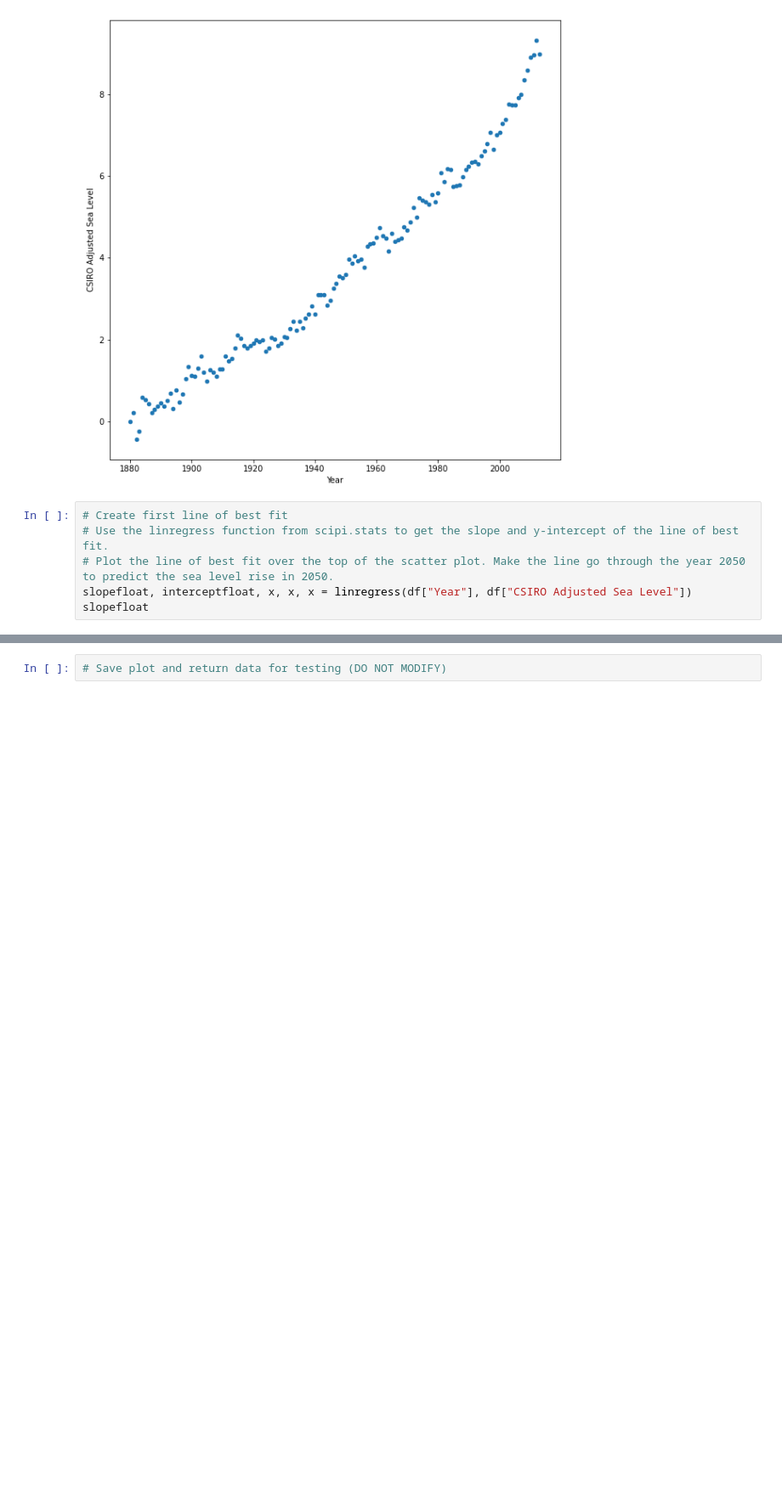
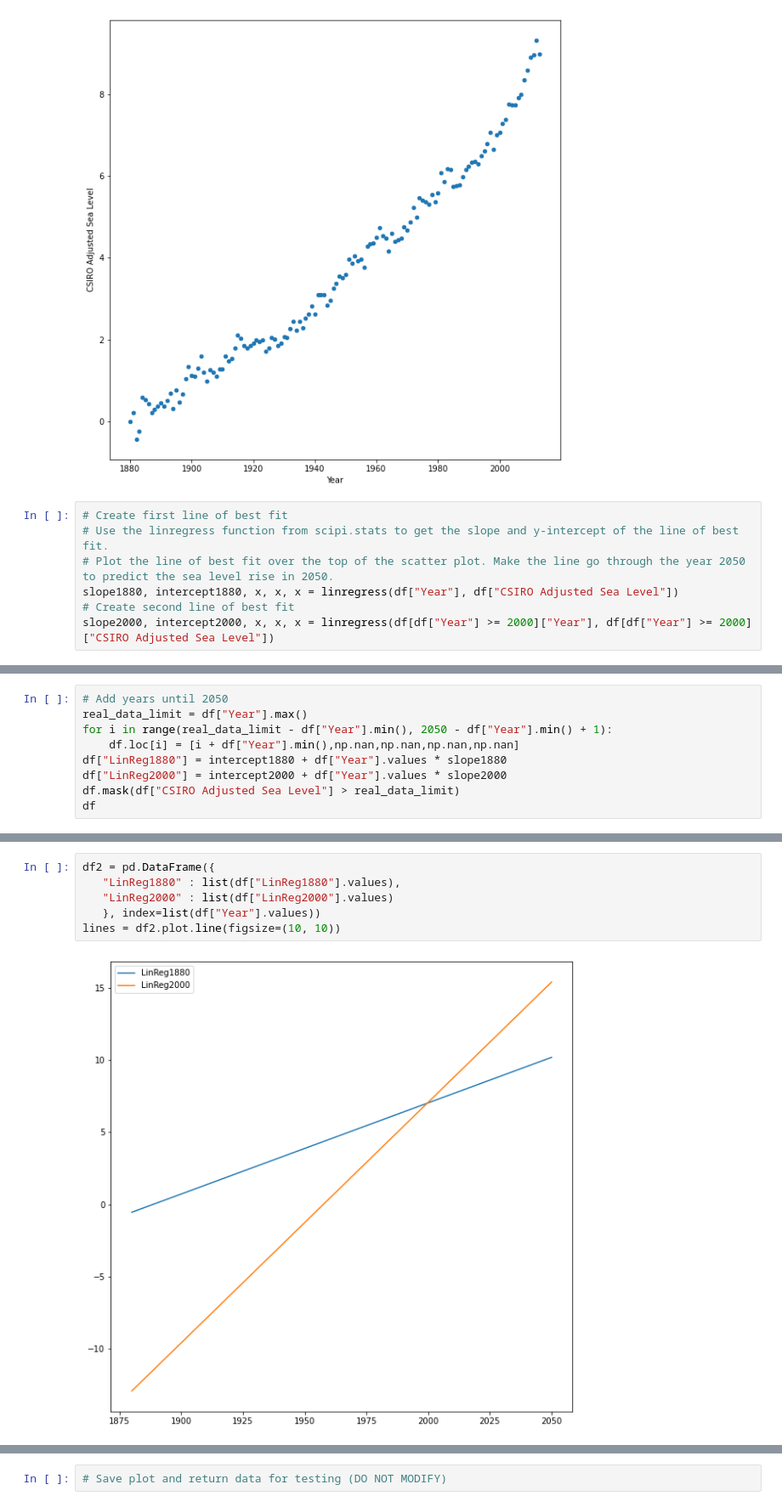
Before and after one commit to dangarmol/data-science-notes-fcc, a Jupyter notebook: Data Analysis with Python/Projects/Sea Level Predictor/sea_level_predictor.ipynb, the cells around one changed output, grey strips where cells are left out. Shown: that part at 85% size. Drawn from its saved outputs; the diff is of its cells as text; blank space fills up the shorter version.

Commit message:
First version of the linear regression and the plot

```diff
--- a/Data Analysis with Python/Projects/Sea Level Predictor/sea_level_predictor.ipynb
+++ b/Data Analysis with Python/Projects/Sea Level Predictor/sea_level_predictor.ipynb
@@ -33,5 +32,6 @@ fig = df.plot.scatter(x="Year", y="CSIRO Adjusted Sea Level", figsize=(10, 10))
 # Create first line of best fit
 # Use the linregress function from scipi.stats to get the slope and y-intercept of the line of best fit.
 # Plot the line of best fit over the top of the scatter plot. Make the line go through the year 2050 to predict the sea level rise in 2050.
-slopefloat, interceptfloat, x, x, x = linregress(df["Year"], df["CSIRO Adjusted Sea Level"])
-slopefloat
+slope1880, intercept1880, x, x, x = linregress(df["Year"], df["CSIRO Adjusted Sea Level"])
+# Create second line of best fit
+slope2000, intercept2000, x, x, x = linregress(df[df["Year"] >= 2000]["Year"], df[df["Year"] >= 2000]["CSIRO Adjusted Sea Level"])
@@ -46,0 +38,9 @@ interceptfloat
+# %%
+# Add years until 2050
+real_data_limit = df["Year"].max()
+for i in range(real_data_limit - df["Year"].min(), 2050 - df["Year"].min() + 1):
+    df.loc[i] = [i + df["Year"].min(),np.nan,np.nan,np.nan,np.nan]
+df["LinReg1880"] = intercept1880 + df["Year"].values * slope1880
+df["LinReg2000"] = intercept2000 + df["Year"].values * slope2000
+df.mask(df["CSIRO Adjusted Sea Level"] > real_data_limit)
+df
@@ -46,0 +61,8 @@ interceptfloat
+# %%
+df2 = pd.DataFrame({
+   "LinReg1880" : list(df["LinReg1880"].values),
+   "LinReg2000" : list(df["LinReg2000"].values)
+   }, index=list(df["Year"].values))
+lines = df2.plot.line(figsize=(10, 10))
+# %% [output]
+[figure, added]
```
Also changed, not shown: parts of 7 cells of this notebook.
